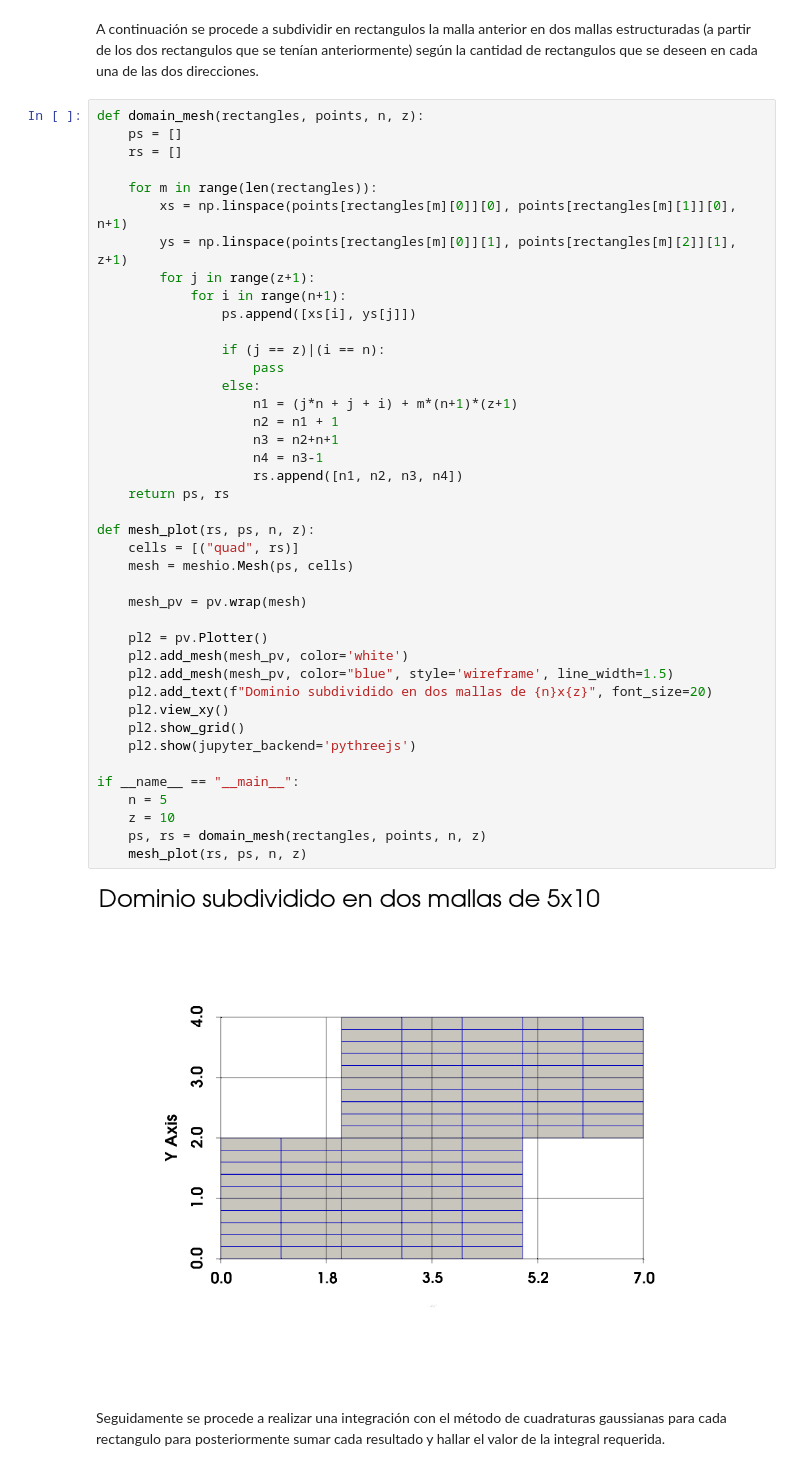
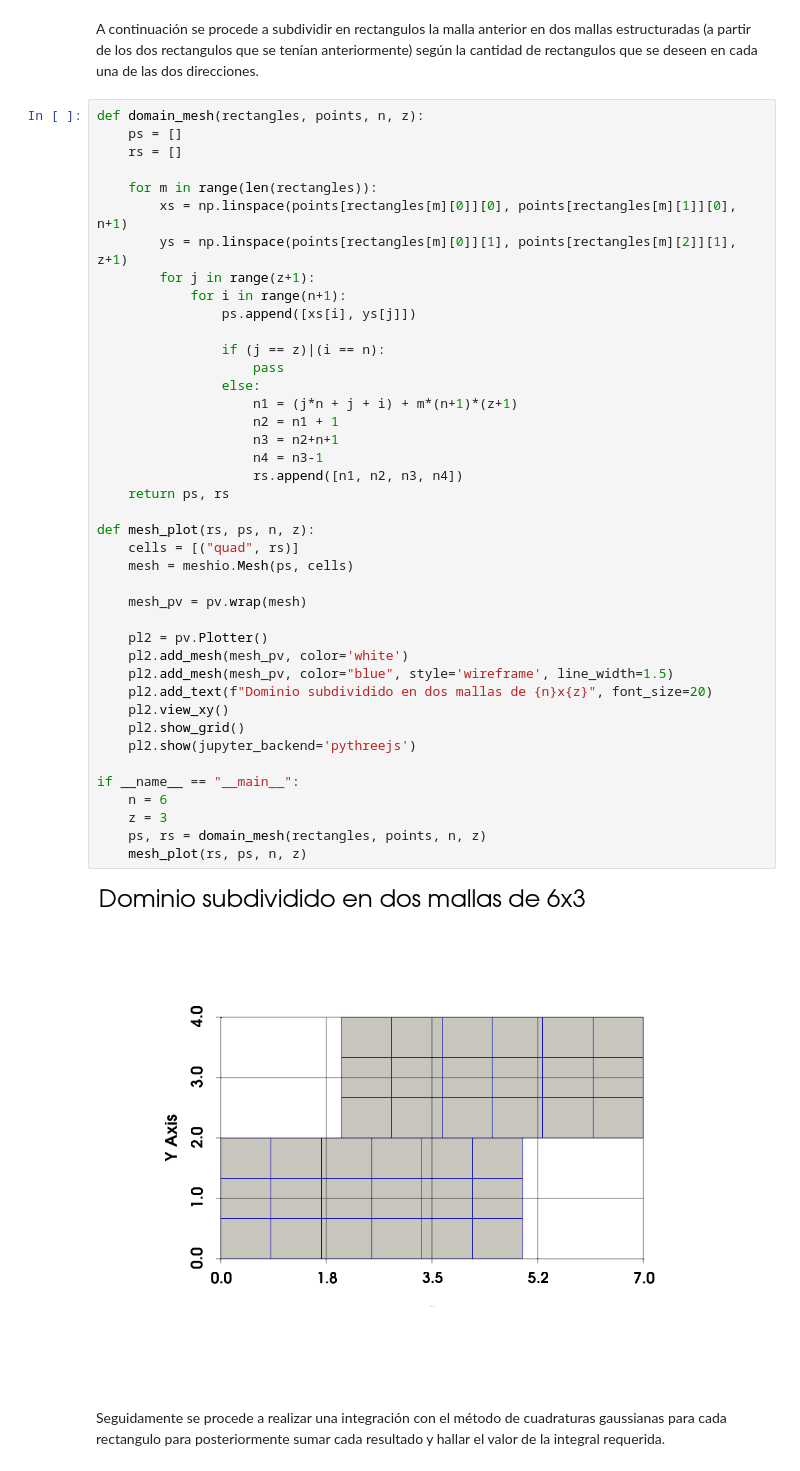
Before and after one commit to JulianSoZa/MiniProjects_NumericMethods, a Jupyter notebook: MiniProject1_GP1/exercise4deVerdad.ipynb, the cells around one changed output. Cells and saved outputs as stored; diff of their text form.

```diff
--- a/MiniProject1_GP1/exercise4deVerdad.ipynb
+++ b/MiniProject1_GP1/exercise4deVerdad.ipynb
@@ -121,36 +121,36 @@ def domain_mesh(rectangles, points, n, z):
                 ps.append([xs[i], ys[j]])
 
                 if (j == z)|(i == n):
                     pass
                 else:
                     n1 = (j*n + j + i) + m*(n+1)*(z+1)
                     n2 = n1 + 1
                     n3 = n2+n+1
                     n4 = n3-1
                     rs.append([n1, n2, n3, n4])
     return ps, rs
 
 def mesh_plot(rs, ps, n, z):
     cells = [("quad", rs)]
     mesh = meshio.Mesh(ps, cells)
 
     mesh_pv = pv.wrap(mesh)
 
     pl2 = pv.Plotter()
     pl2.add_mesh(mesh_pv, color='white')
     pl2.add_mesh(mesh_pv, color="blue", style='wireframe', line_width=1.5)
     pl2.add_text(f"Dominio subdividido en dos mallas de {n}x{z}", font_size=20)
     pl2.view_xy()
     pl2.show_grid()
     pl2.show(jupyter_backend='pythreejs')
 
 if __name__ == "__main__":
-    n = 5
-    z = 10
+    n = 6
+    z = 3
     ps, rs = domain_mesh(rectangles, points, n, z)
     mesh_plot(rs, ps, n, z)
 # %% [output]
-[figure, old version]
+[figure, new version]
 # %% [markdown]
 Seguidamente se procede a realizar una integración con el método de cuadraturas gaussianas para cada rectangulo para posteriormente sumar cada resultado y hallar el valor de la integral requerida.
 # %%
```
Also changed, not shown: parts of 3 cells of this notebook, 1 other file.
